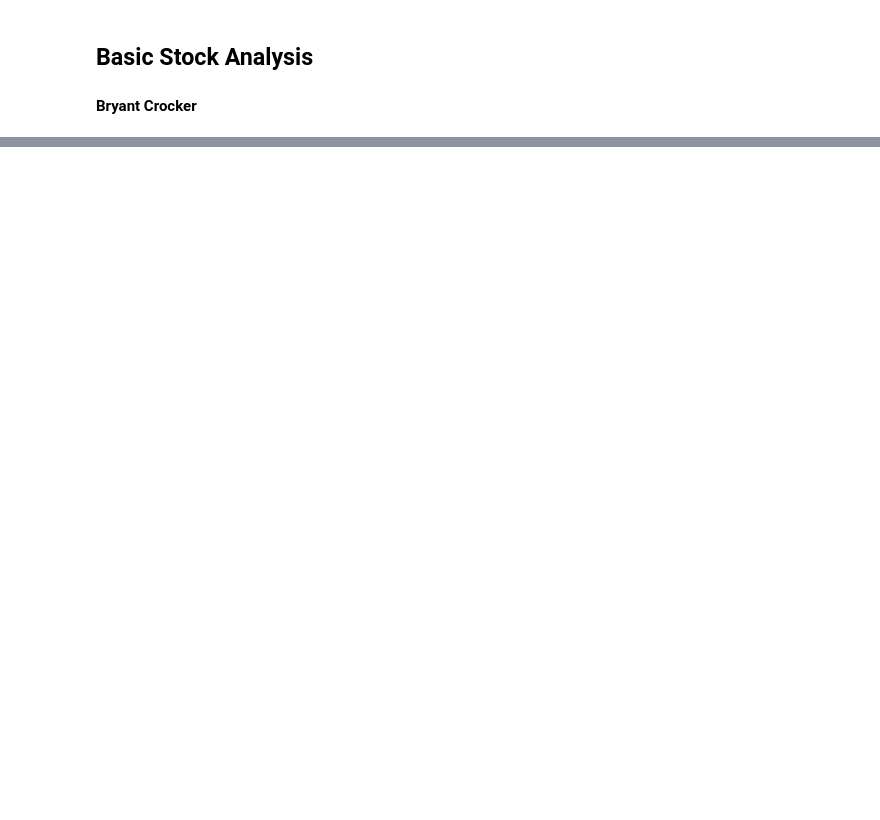
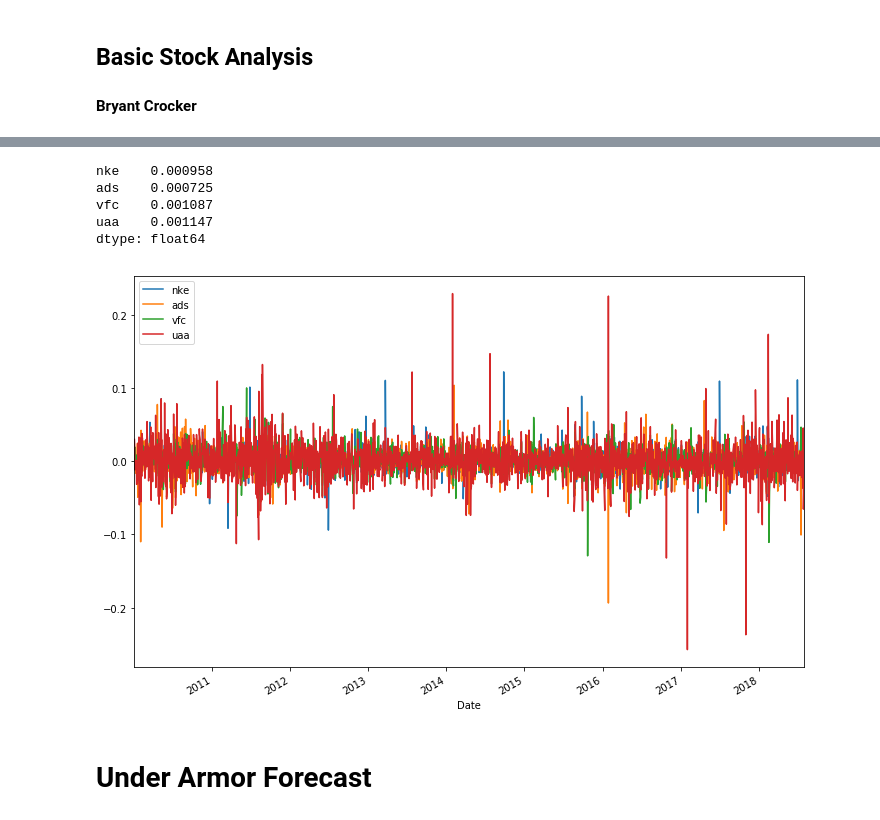
Before and after one commit to crocker456/stocks-, a Jupyter notebook: Basic Stock Analysis .ipynb, the cells around one changed output, grey strips where cells are left out. Saved outputs shown, nothing was run; the diff lists cells and outputs as text; code cells hidden in the pictures; blank space fills up the shorter version.

Commit message:
prophet_forecasts

```diff
--- a/Basic Stock Analysis .ipynb
+++ b/Basic Stock Analysis .ipynb
@@ -50,0 +56,12 @@ plt.show()
+# %%
+returns.plot(figsize=(12,8))
+returns.mean()
+# %% [output]
+nke    0.000958
+ads    0.000725
+vfc    0.001087
+uaa    0.001147
+dtype: float64
+[figure, added]
+# %% [markdown]
+# Under Armor Forecast
```
Also changed, not shown: parts of 34 cells of this notebook, 4 other files.
